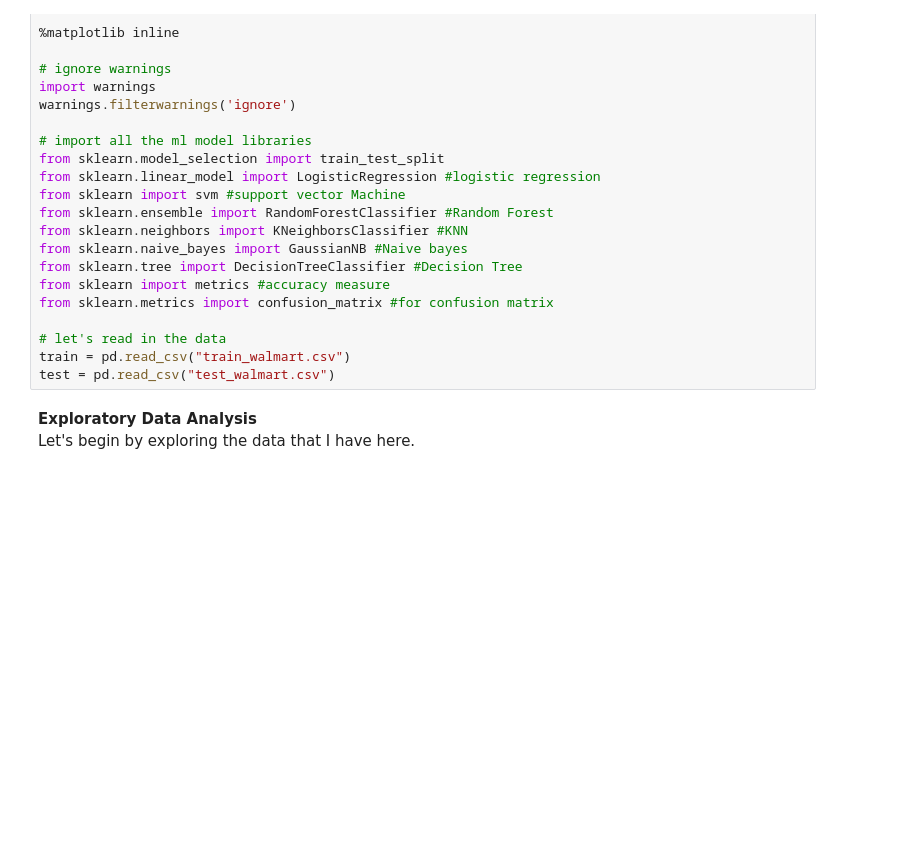
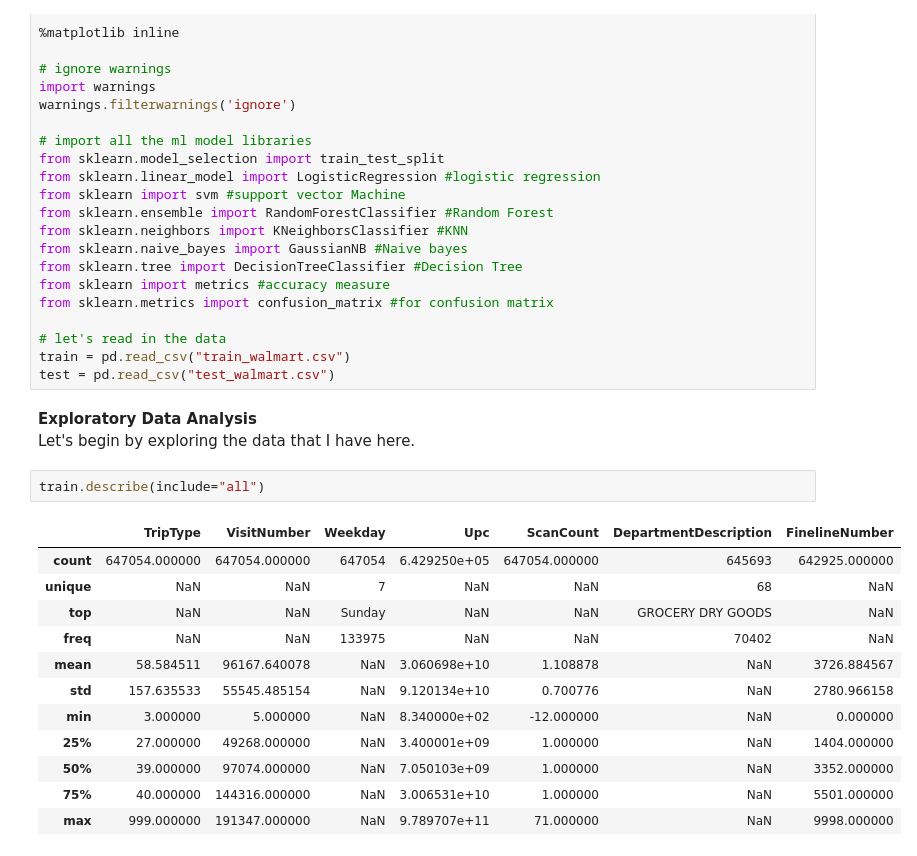
Before and after one commit to jeremyhan111/walmart_classification, a Jupyter notebook: Walmart Classification.ipynb, the cells around one changed output. Cells and saved outputs as stored; diff of their text form; blank space fills up the shorter version.

```diff
--- a/Walmart Classification.ipynb
+++ b/Walmart Classification.ipynb
@@ -30,3 +30,18 @@ test = pd.read_csv("test_walmart.csv")
 # %% [markdown]
 <b size="14px">Exploratory Data Analysis</b> <br>
 Let's begin by exploring the data that I have here.
+# %%
+train.describe(include="all")
+# %% [output]
+|  | TripType | VisitNumber | Weekday | Upc | ScanCount | DepartmentDescription | FinelineNumber |
+| count | 647054.000000 | 647054.000000 | 647054 | 6.429250e+05 | 647054.000000 | 645693 | 642925.000000 |
+| unique | NaN | NaN | 7 | NaN | NaN | 68 | NaN |
+| top | NaN | NaN | Sunday | NaN | NaN | GROCERY DRY GOODS | NaN |
+| freq | NaN | NaN | 133975 | NaN | NaN | 70402 | NaN |
+| mean | 58.584511 | 96167.640078 | NaN | 3.060698e+10 | 1.108878 | NaN | 3726.884567 |
+| std | 157.635533 | 55545.485154 | NaN | 9.120134e+10 | 0.700776 | NaN | 2780.966158 |
+| min | 3.000000 | 5.000000 | NaN | 8.340000e+02 | -12.000000 | NaN | 0.000000 |
+| 25% | 27.000000 | 49268.000000 | NaN | 3.400001e+09 | 1.000000 | NaN | 1404.000000 |
+| 50% | 39.000000 | 97074.000000 | NaN | 7.050103e+09 | 1.000000 | NaN | 3352.000000 |
+| 75% | 40.000000 | 144316.000000 | NaN | 3.006531e+10 | 1.000000 | NaN | 5501.000000 |
+| max | 999.000000 | 191347.000000 | NaN | 9.789707e+11 | 71.000000 | NaN | 9998.000000 |
```
Also changed, not shown: parts of 7 cells of this notebook.
